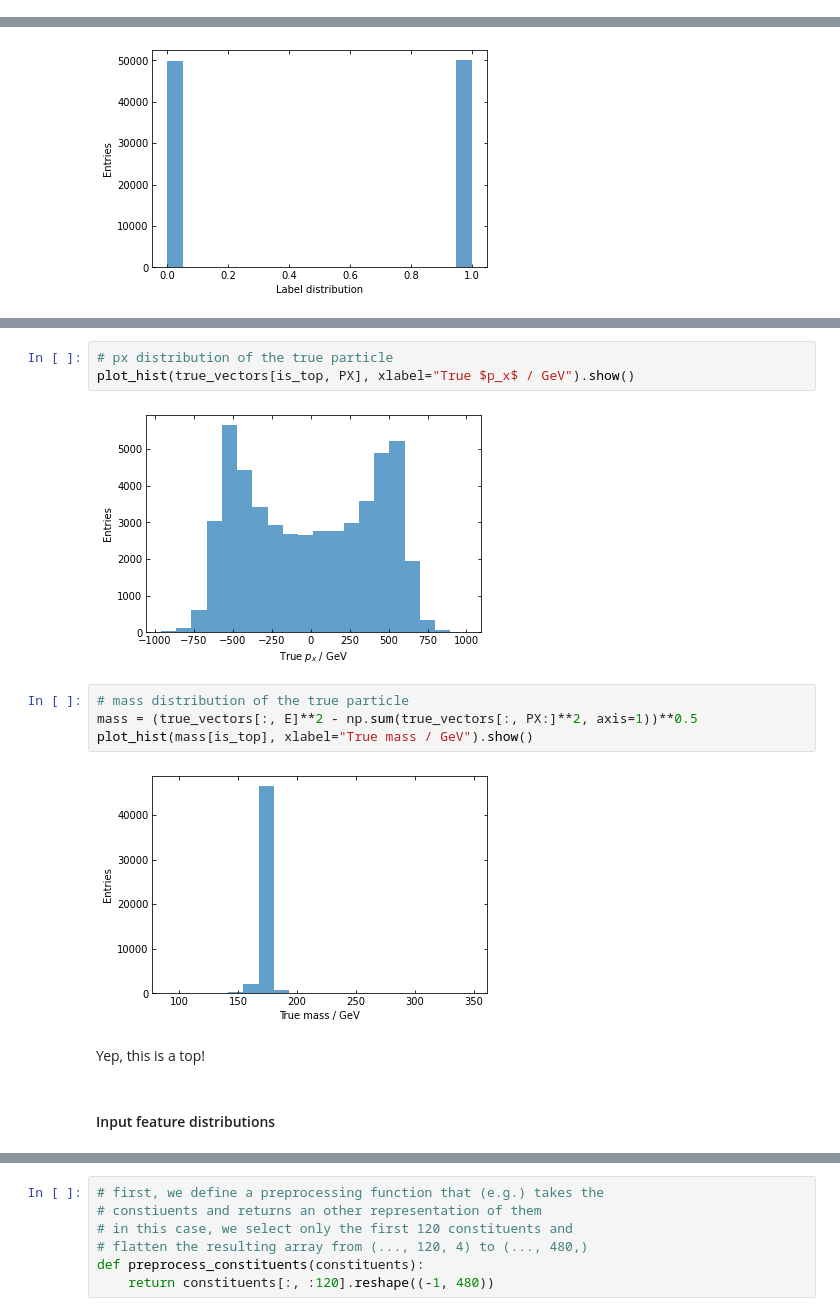
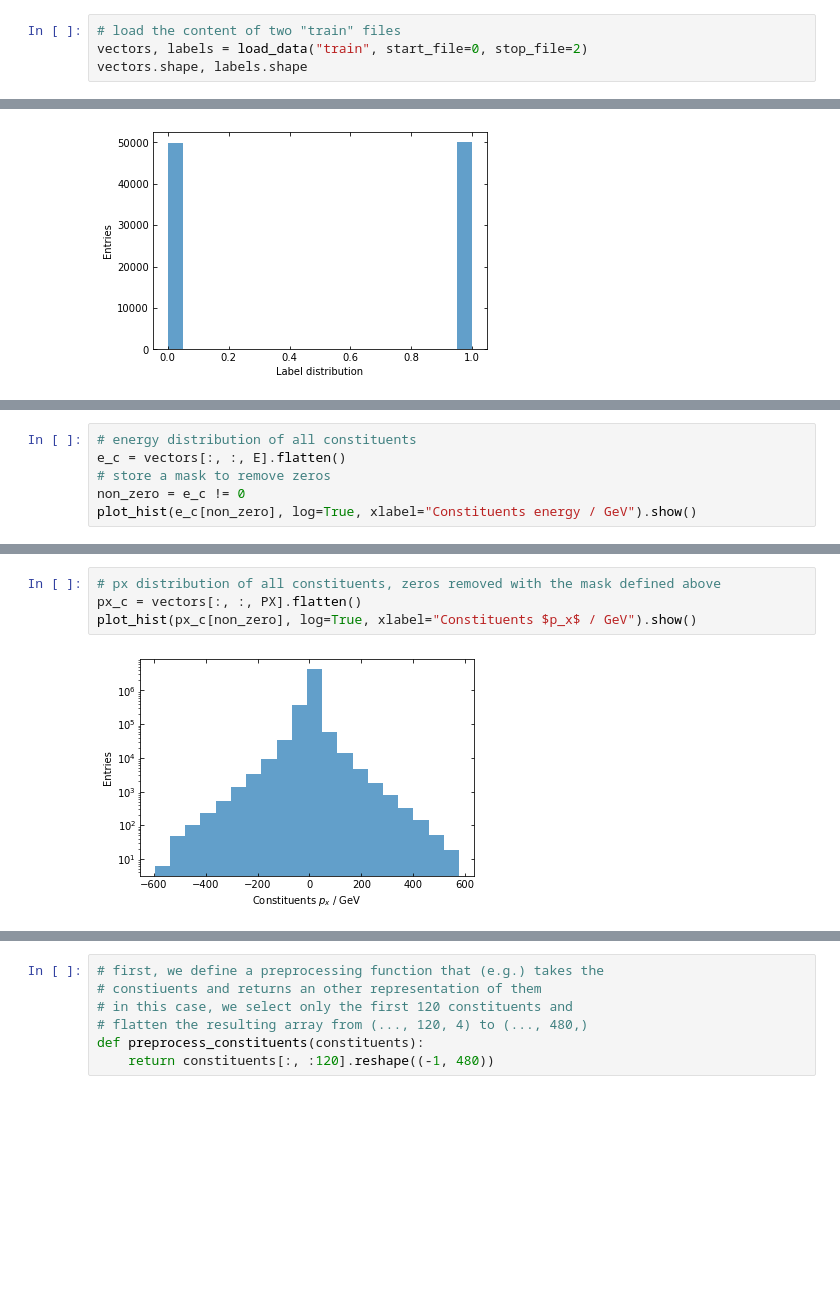
Before and after one commit to riga/cms-aws-example1, a Jupyter notebook: exercise.ipynb, the cells around one changed output, grey strips where cells are left out. Cells and saved outputs as stored; diff of their text form; blank space fills up the shorter version.

```diff
--- a/exercise.ipynb
+++ b/exercise.ipynb
@@ -237,0 +75,4 @@ Let's create a few plots to get some insights into our data.
+# %%
+# load the content of two "train" files
+vectors, labels = load_data("train", start_file=0, stop_file=2)
+vectors.shape, labels.shape
@@ -286,0 +130,6 @@ plot_hist(true_vectors[is_top, E], xlabel="True energy / GeV").show()
+# %%
+# energy distribution of all constituents
+e_c = vectors[:, :, E].flatten()
+# store a mask to remove zeros
+non_zero = e_c != 0
+plot_hist(e_c[non_zero], log=True, xlabel="Constituents energy / GeV").show()
@@ -287,15 +138,6 @@ plot_hist(true_vectors[is_top, E], xlabel="True energy / GeV").show()
 # %%
-# px distribution of the true particle
-plot_hist(true_vectors[is_top, PX], xlabel="True $p_x$ / GeV").show()
+# px distribution of all constituents, zeros removed with the mask defined above
+px_c = vectors[:, :, PX].flatten()
+plot_hist(px_c[non_zero], log=True, xlabel="Constituents $p_x$ / GeV").show()
 # %% [output]
-[figure, old version]
+[figure, new version]
-# %%
-# mass distribution of the true particle
-mass = (true_vectors[:, E]**2 - np.sum(true_vectors[:, PX:]**2, axis=1))**0.5
-plot_hist(mass[is_top], xlabel="True mass / GeV").show()
-# %% [output]
-[figure, removed]
-# %% [markdown]
-Yep, this is a top!
-# %% [markdown]
-#### Input feature distributions
```
Also changed, not shown: parts of 132 cells of this notebook, 2 other files.
